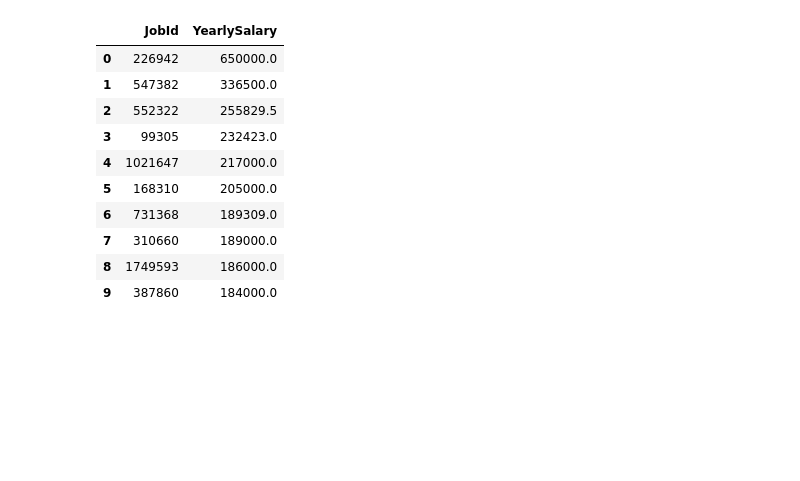
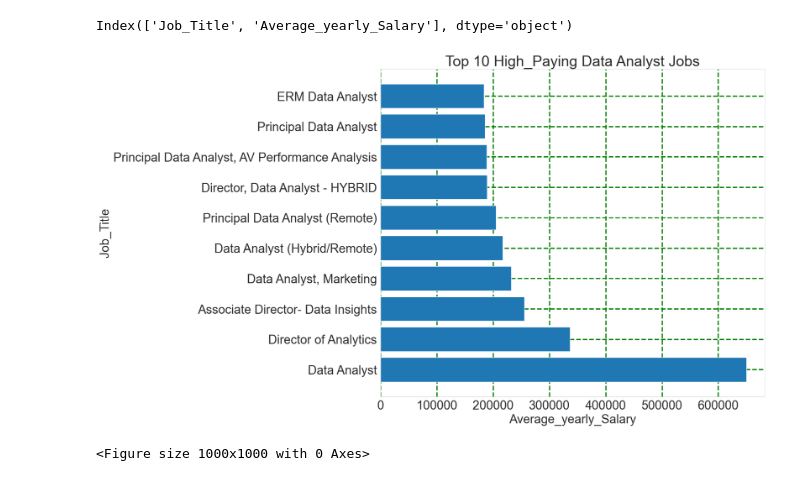
Before and after one commit to Tamirat-Y/SQL_DATA_ANALYSIS_PROJECT, a Jupyter notebook: Untitled.ipynb, the cells around one changed output. Saved outputs shown, nothing was run; the diff lists cells and outputs as text; code cells hidden in the pictures; blank space fills up the shorter version.

```diff
--- a/Untitled.ipynb
+++ b/Untitled.ipynb
@@ -12,18 +12,41 @@ from datetime import datetime
 %matplotlib inline
 # %%
 import pandas as pd
-schema_raw = pd.read_csv('top_paying.csv')
+top= pd.read_csv('top_paying_jobs.csv')
-# %%
-schema_raw
-# %% [output]
-|  | JobId | YearlySalary |
-| 0 | 226942 | 650000.0 |
-| 1 | 547382 | 336500.0 |
-| 2 | 552322 | 255829.5 |
-| 3 | 99305 | 232423.0 |
-| 4 | 1021647 | 217000.0 |
-| 5 | 168310 | 205000.0 |
-| 6 | 731368 | 189309.0 |
-| 7 | 310660 | 189000.0 |
-| 8 | 1749593 | 186000.0 |
-| 9 | 387860 | 184000.0 |
+# %%
+top.columns
+# %% [output]
+Index(['Job_Title', 'Average_yearly_Salary'], dtype='object')
+# %%
+# before the plot
+
+
+
+mpl.rcParams['font.size'] = 25
+plt.figure(figsize=(14,12))
+#mpl.rcParams['figure.figsize'] = (40, 12)
+
+mpl.rcParams['figure.facecolor'] = '#00000000'
+
+plt.barh(top.Job_Title,top.Average_yearly_Salary)
+
+
+plt.title("Top 10 High_Paying Data Analyst Jobs", loc='center')    #'left','right'
+plt.xlabel('Average_yearly_Salary')
+plt.ylabel('Job_Title')
+plt.grid(c='g',ls='--',lw=2.5) #alpha:  adjust the transparency
+#plt.xticks(rotation=45);
+# %% [output]
+[figure, added]
+# %%
+# before the plot
+sns.set_style('whitegrid')
+
+
+mpl.rcParams['font.size'] = 25
+plt.figure(figsize=(10,10))
+#mpl.rcParams['figure.figsize'] = (40, 12)
+
+mpl.rcParams['figure.facecolor'] = '#00000000'
+# %% [output]
+<Figure size 1000x1000 with 0 Axes>
```
Also changed, not shown: parts of 2 cells of this notebook, 2 other files.
